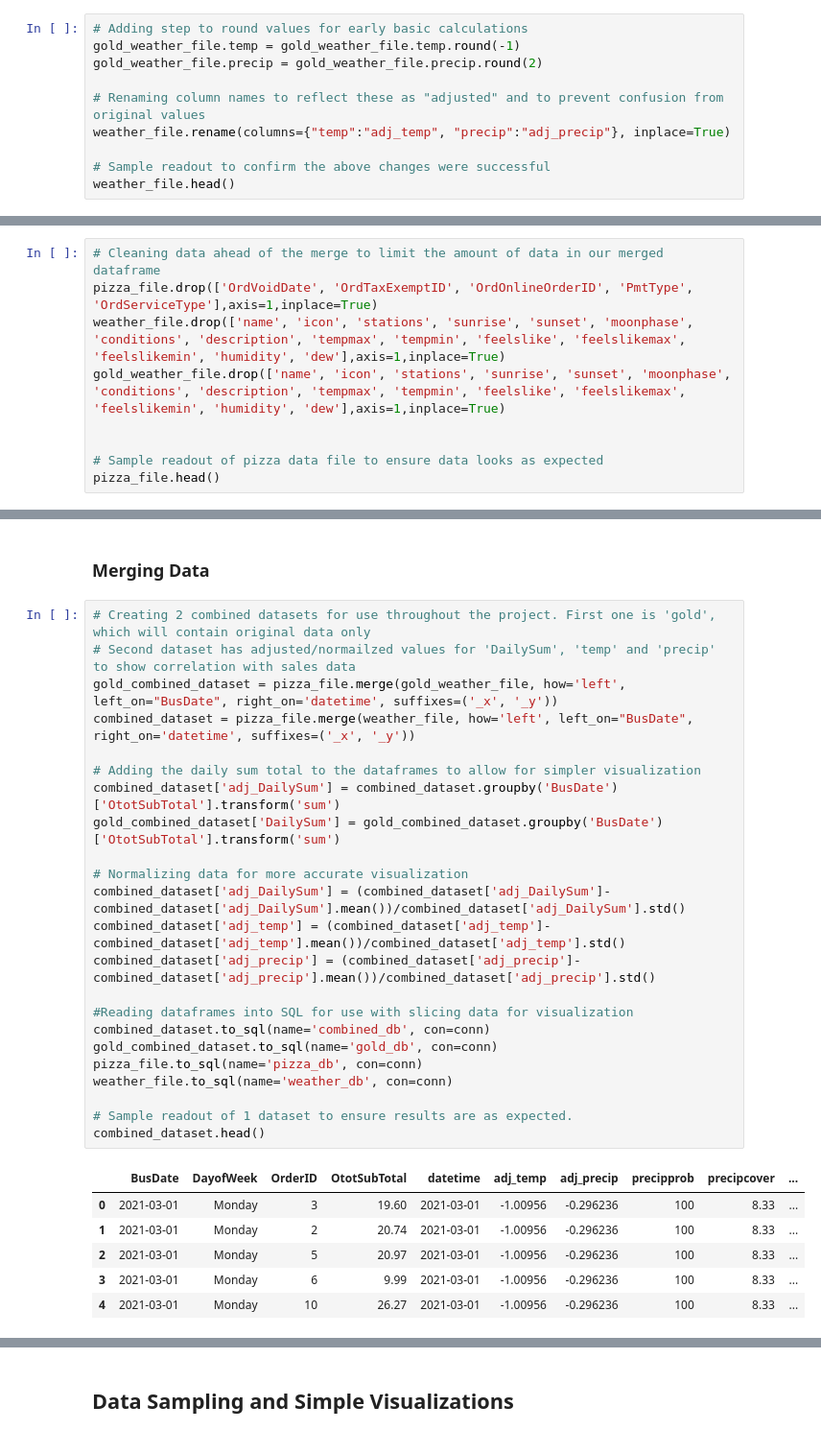
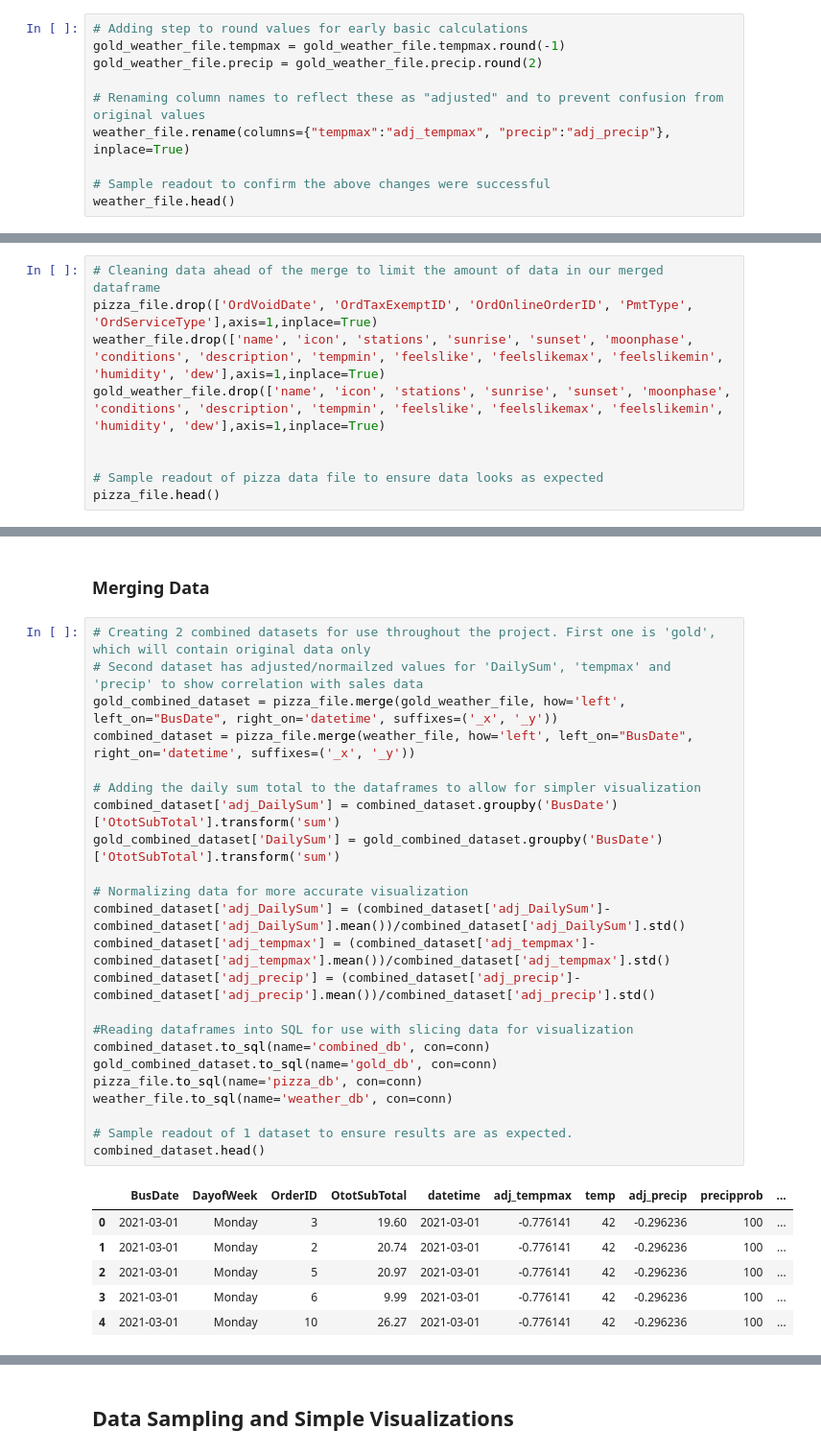
Before and after one commit to robertdfraley/PizzaWeatherPatterns, a Jupyter notebook: PizzaWeatherPattern.ipynb, the cells around one changed output, grey strips where cells are left out. Shown at 96% size. Saved outputs shown, nothing was run; the diff lists cells and outputs as text.

```diff
--- a/PizzaWeatherPattern.ipynb
+++ b/PizzaWeatherPattern.ipynb
@@ -44,11 +42,11 @@ pizza_file.head()
 ### Cleaning and Prepping Data
 # %%
 # Adding step to round values for early basic calculations
-gold_weather_file.temp = gold_weather_file.temp.round(-1)
+gold_weather_file.tempmax = gold_weather_file.tempmax.round(-1)
 gold_weather_file.precip = gold_weather_file.precip.round(2)
 
 # Renaming column names to reflect these as "adjusted" and to prevent confusion from original values
-weather_file.rename(columns={"temp":"adj_temp", "precip":"adj_precip"}, inplace=True)
+weather_file.rename(columns={"tempmax":"adj_tempmax", "precip":"adj_precip"}, inplace=True)
 
 # Sample readout to confirm the above changes were successful
 weather_file.head()
@@ -63,8 +61,8 @@ weather_file.head()
 # %%
 # Cleaning data ahead of the merge to limit the amount of data in our merged dataframe
 pizza_file.drop(['OrdVoidDate', 'OrdTaxExemptID', 'OrdOnlineOrderID', 'PmtType', 'OrdServiceType'],axis=1,inplace=True)
-weather_file.drop(['name', 'icon', 'stations', 'sunrise', 'sunset', 'moonphase', 'conditions', 'description', 'tempmax', 'tempmin', 'feelslike', 'feelslikemax', 'feelslikemin', 'humidity', 'dew'],axis=1,inplace=True)
-gold_weather_file.drop(['name', 'icon', 'stations', 'sunrise', 'sunset', 'moonphase', 'conditions', 'description', 'tempmax', 'tempmin', 'feelslike', 'feelslikemax', 'feelslikemin', 'humidity', 'dew'],axis=1,inplace=True)
+weather_file.drop(['name', 'icon', 'stations', 'sunrise', 'sunset', 'moonphase', 'conditions', 'description', 'tempmin', 'feelslike', 'feelslikemax', 'feelslikemin', 'humidity', 'dew'],axis=1,inplace=True)
+gold_weather_file.drop(['name', 'icon', 'stations', 'sunrise', 'sunset', 'moonphase', 'conditions', 'description', 'tempmin', 'feelslike', 'feelslikemax', 'feelslikemin', 'humidity', 'dew'],axis=1,inplace=True)
 
 
 # Sample readout of pizza data file to ensure data looks as expected
@@ -115,31 +113,31 @@ pizza_file.head()
 ### Merging Data
 # %%
 # Creating 2 combined datasets for use throughout the project. First one is 'gold', which will contain original data only
-# Second dataset has adjusted/normailzed values for 'DailySum', 'temp' and 'precip' to show correlation with sales data
+# Second dataset has adjusted/normailzed values for 'DailySum', 'tempmax' and 'precip' to show correlation with sales data
 gold_combined_dataset = pizza_file.merge(gold_weather_file, how='left', left_on="BusDate", right_on='datetime', suffixes=('_x', '_y'))
 combined_dataset = pizza_file.merge(weather_file, how='left', left_on="BusDate", right_on='datetime', suffixes=('_x', '_y'))
 
 # Adding the daily sum total to the dataframes to allow for simpler visualization
 combined_dataset['adj_DailySum'] = combined_dataset.groupby('BusDate')['OtotSubTotal'].transform('sum')
 gold_combined_dataset['DailySum'] = gold_combined_dataset.groupby('BusDate')['OtotSubTotal'].transform('sum')
 
 # Normalizing data for more accurate visualization
 combined_dataset['adj_DailySum'] = (combined_dataset['adj_DailySum']-combined_dataset['adj_DailySum'].mean())/combined_dataset['adj_DailySum'].std()
-combined_dataset['adj_temp'] = (combined_dataset['adj_temp']-combined_dataset['adj_temp'].mean())/combined_dataset['adj_temp'].std()
+combined_dataset['adj_tempmax'] = (combined_dataset['adj_tempmax']-combined_dataset['adj_tempmax'].mean())/combined_dataset['adj_tempmax'].std()
 combined_dataset['adj_precip'] = (combined_dataset['adj_precip']-combined_dataset['adj_precip'].mean())/combined_dataset['adj_precip'].std()
 
 #Reading dataframes into SQL for use with slicing data for visualization
 combined_dataset.to_sql(name='combined_db', con=conn)
 gold_combined_dataset.to_sql(name='gold_db', con=conn)
 pizza_file.to_sql(name='pizza_db', con=conn)
 weather_file.to_sql(name='weather_db', con=conn)
 
 # Sample readout of 1 dataset to ensure results are as expected.
 combined_dataset.head()
 # %% [output]
-|  | BusDate | DayofWeek | OrderID | OtotSubTotal | datetime | adj_temp | adj_precip | precipprob | precipcover | ... |
-| 0 | 2021-03-01 | Monday | 3 | 19.60 | 2021-03-01 | -1.00956 | -0.296236 | 100 | 8.33 | ... |
-| 1 | 2021-03-01 | Monday | 2 | 20.74 | 2021-03-01 | -1.00956 | -0.296236 | 100 | 8.33 | ... |
-| 2 | 2021-03-01 | Monday | 5 | 20.97 | 2021-03-01 | -1.00956 | -0.296236 | 100 | 8.33 | ... |
-| 3 | 2021-03-01 | Monday | 6 | 9.99 | 2021-03-01 | -1.00956 | -0.296236 | 100 | 8.33 | ... |
-| 4 | 2021-03-01 | Monday | 10 | 26.27 | 2021-03-01 | -1.00956 | -0.296236 | 100 | 8.33 | ... |
+|  | BusDate | DayofWeek | OrderID | OtotSubTotal | datetime | adj_tempmax | temp | adj_precip | precipprob | ... |
+| 0 | 2021-03-01 | Monday | 3 | 19.60 | 2021-03-01 | -0.776141 | 42 | -0.296236 | 100 | ... |
+| 1 | 2021-03-01 | Monday | 2 | 20.74 | 2021-03-01 | -0.776141 | 42 | -0.296236 | 100 | ... |
+| 2 | 2021-03-01 | Monday | 5 | 20.97 | 2021-03-01 | -0.776141 | 42 | -0.296236 | 100 | ... |
+| 3 | 2021-03-01 | Monday | 6 | 9.99 | 2021-03-01 | -0.776141 | 42 | -0.296236 | 100 | ... |
+| 4 | 2021-03-01 | Monday | 10 | 26.27 | 2021-03-01 | -0.776141 | 42 | -0.296236 | 100 | ... |
```
Also changed, not shown: parts of 13 cells of this notebook, 1 other file.
